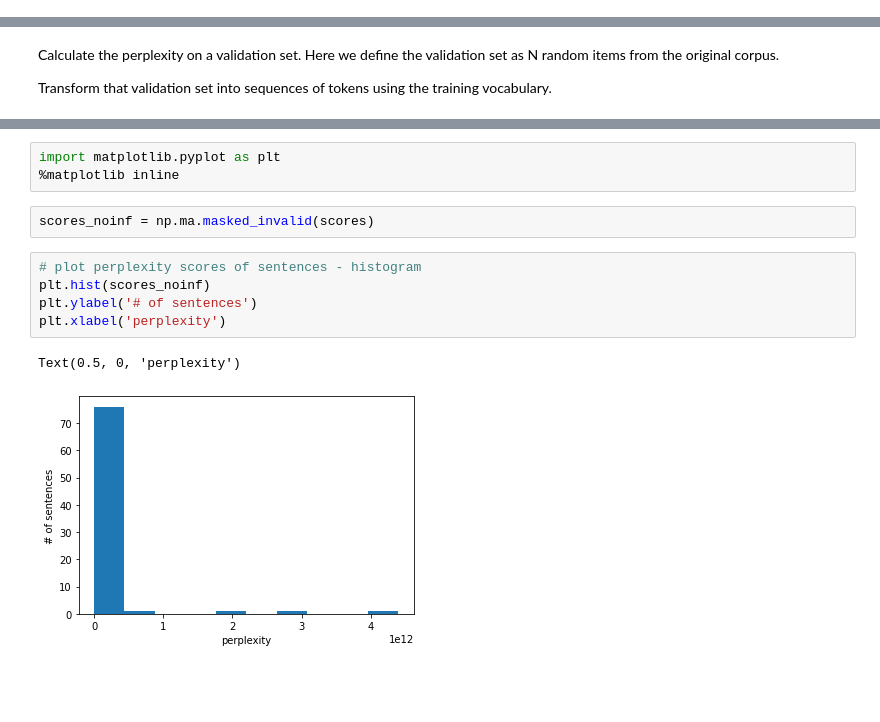
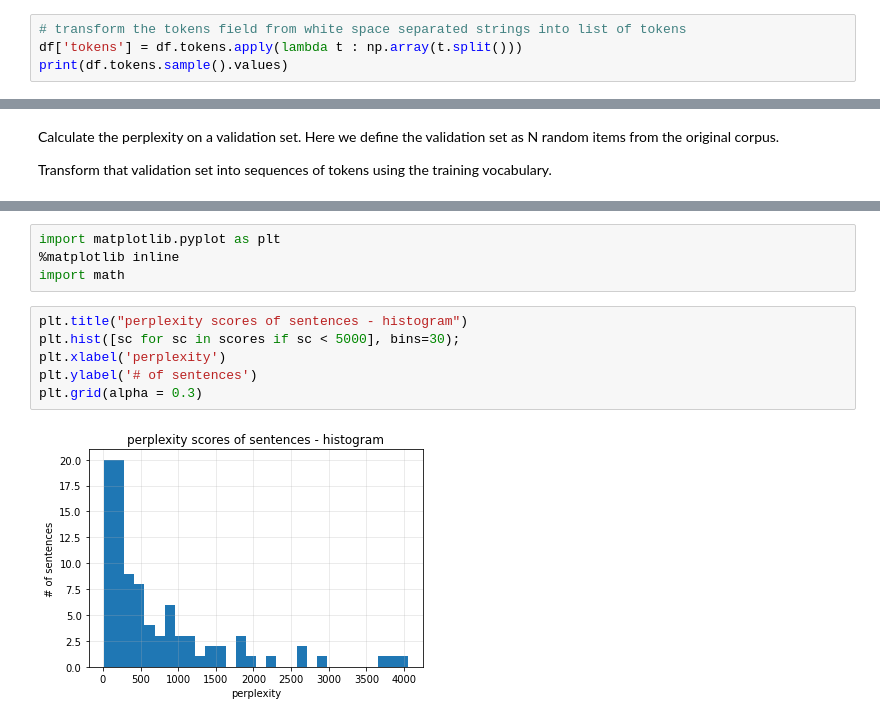
Before and after one commit to mbateman/building-domain-specific-language-models, a Jupyter notebook: notebooks/Deep Learning Language Model.ipynb, the cells around one changed output, grey strips where cells are left out. Drawn from its saved outputs; the diff is of its cells as text; blank space fills up the shorter version.

```diff
--- a/notebooks/Deep Learning Language Model.ipynb
+++ b/notebooks/Deep Learning Language Model.ipynb
@@ -54,0 +56,4 @@ df.shape:  (20000, 7)
+# %%
+# transform the tokens field from white space separated strings into list of tokens
+df['tokens'] = df.tokens.apply(lambda t : np.array(t.split()))
+print(df.tokens.sample().values)
@@ -399,16 +444,15 @@ inf     inf     -inf    -inf    inf     explain like i ' m five version for vari
 # %%
 import matplotlib.pyplot as plt
 %matplotlib inline
+import math
-# %%
-scores_noinf = np.ma.masked_invalid(scores)
 # %%
-# plot perplexity scores of sentences - histogram
-plt.hist(scores_noinf)
+plt.title("perplexity scores of sentences - histogram")
+plt.hist([sc for sc in scores if sc < 5000], bins=30);
+plt.xlabel('perplexity')
 plt.ylabel('# of sentences')
-plt.xlabel('perplexity')
+plt.grid(alpha = 0.3)
 # %% [output]
-Text(0.5, 0, 'perplexity')
-[figure, old version]
+[figure, new version]
 # %%
 model.save('sequential_model')
 # %% [output]
```
Also changed, not shown: parts of 18 cells of this notebook.
